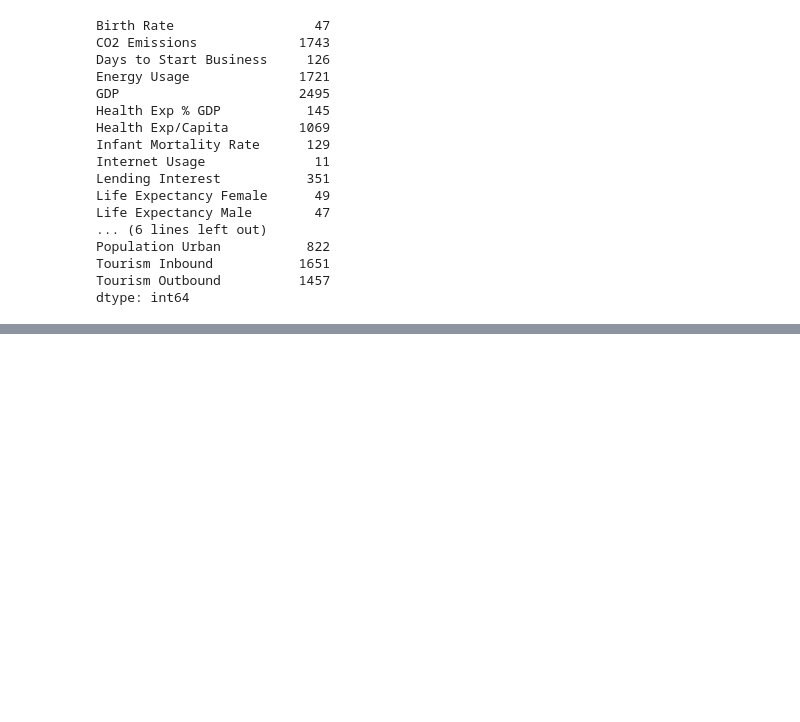
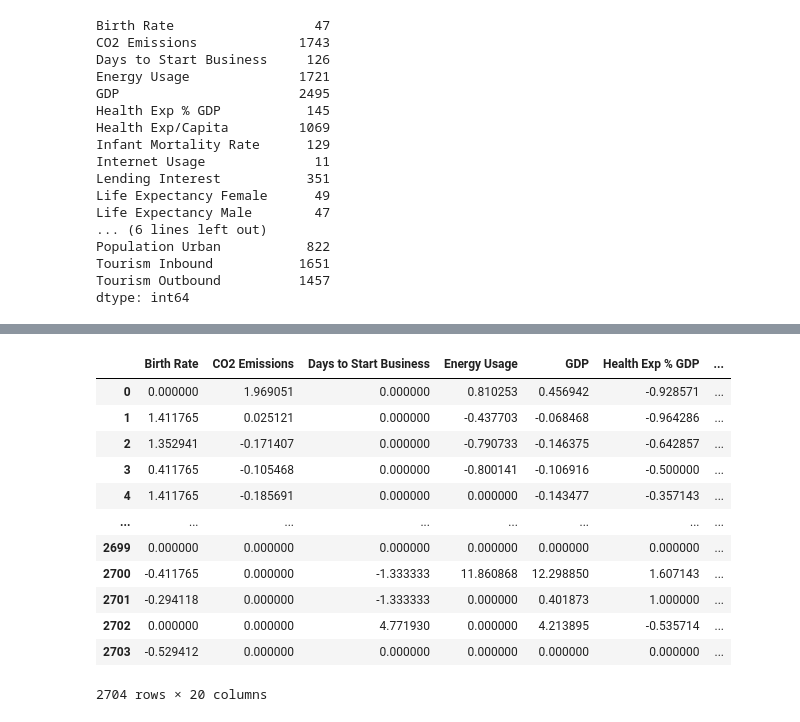
Before and after one commit to amborepraveen8-debug/Global-Development-Clustering, a Jupyter notebook: notebooks/eda.ipynb, the cells around one changed output, grey strips where cells are left out. Saved outputs shown, nothing was run; the diff lists cells and outputs as text; code cells hidden in the pictures; blank space fills up the shorter version.

```diff
--- a/notebooks/eda.ipynb
+++ b/notebooks/eda.ipynb
@@ -6 +8,4 @@ warnings.filterwarnings('ignore')
+# %%
+# To display all columns
+pd.set_option('display.max_columns', None)
 # %%
@@ -182,0 +210,12 @@ plt.show()
+# %%
+# detecting outliers
+iso = IsolationForest(contamination=0.05, random_state=42)
+labels = iso.fit_predict(data)
+
+# capping values insted removing
+df_treated = data.copy()
+
+for col in data.columns:
+    lower = data[col].quantile(0.05)
+    upper = data[col].quantile(0.95)
+    df_treated[col] = np.clip(data[col], lower, upper)
@@ -182,0 +224,22 @@ plt.show()
+# %%
+# Since the data is skewed and contains extreme economic values in gdp, population etc,
+# used RobustScaler which is based on median and IQR instead of mean and standard deviation.
+scaler = RobustScaler()
+scaled_data = scaler.fit_transform(df_treated)
+# After scaling, the data becomes a NumPy array and loses column names. So converting it back to a DataFrame to retain feature names.
+scaled_df = pd.DataFrame(scaled_data, columns=data.columns)
+scaled_df
+# %% [output]
+|  | Birth Rate | CO2 Emissions | Days to Start Business | Energy Usage | GDP | Health Exp % GDP | ... |
+| 0 | 0.000000 | 1.969051 | 0.000000 | 0.810253 | 0.456942 | -0.928571 | ... |
+| 1 | 1.411765 | 0.025121 | 0.000000 | -0.437703 | -0.068468 | -0.964286 | ... |
+| 2 | 1.352941 | -0.171407 | 0.000000 | -0.790733 | -0.146375 | -0.642857 | ... |
+| 3 | 0.411765 | -0.105468 | 0.000000 | -0.800141 | -0.106916 | -0.500000 | ... |
+| 4 | 1.411765 | -0.185691 | 0.000000 | 0.000000 | -0.143477 | -0.357143 | ... |
+| ... | ... | ... | ... | ... | ... | ... | ... |
+| 2699 | 0.000000 | 0.000000 | 0.000000 | 0.000000 | 0.000000 | 0.000000 | ... |
+| 2700 | -0.411765 | 0.000000 | -1.333333 | 11.860868 | 12.298850 | 1.607143 | ... |
+| 2701 | -0.294118 | 0.000000 | -1.333333 | 0.000000 | 0.401873 | 1.000000 | ... |
+| 2702 | 0.000000 | 0.000000 | 4.771930 | 0.000000 | 4.213895 | -0.535714 | ... |
+| 2703 | -0.529412 | 0.000000 | 0.000000 | 0.000000 | 0.000000 | 0.000000 | ... |
+2704 rows × 20 columns
```
Also changed, not shown: parts of 14 cells of this notebook, 1 other file.
